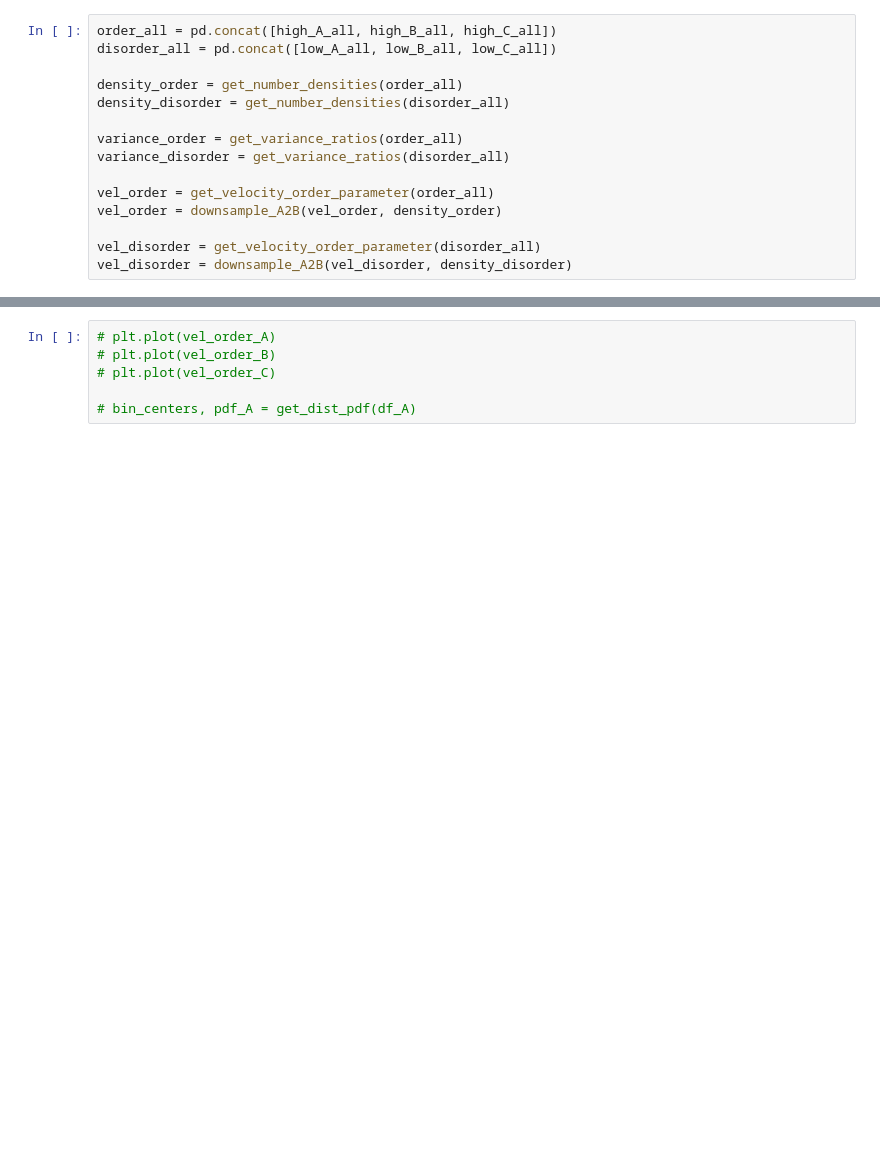
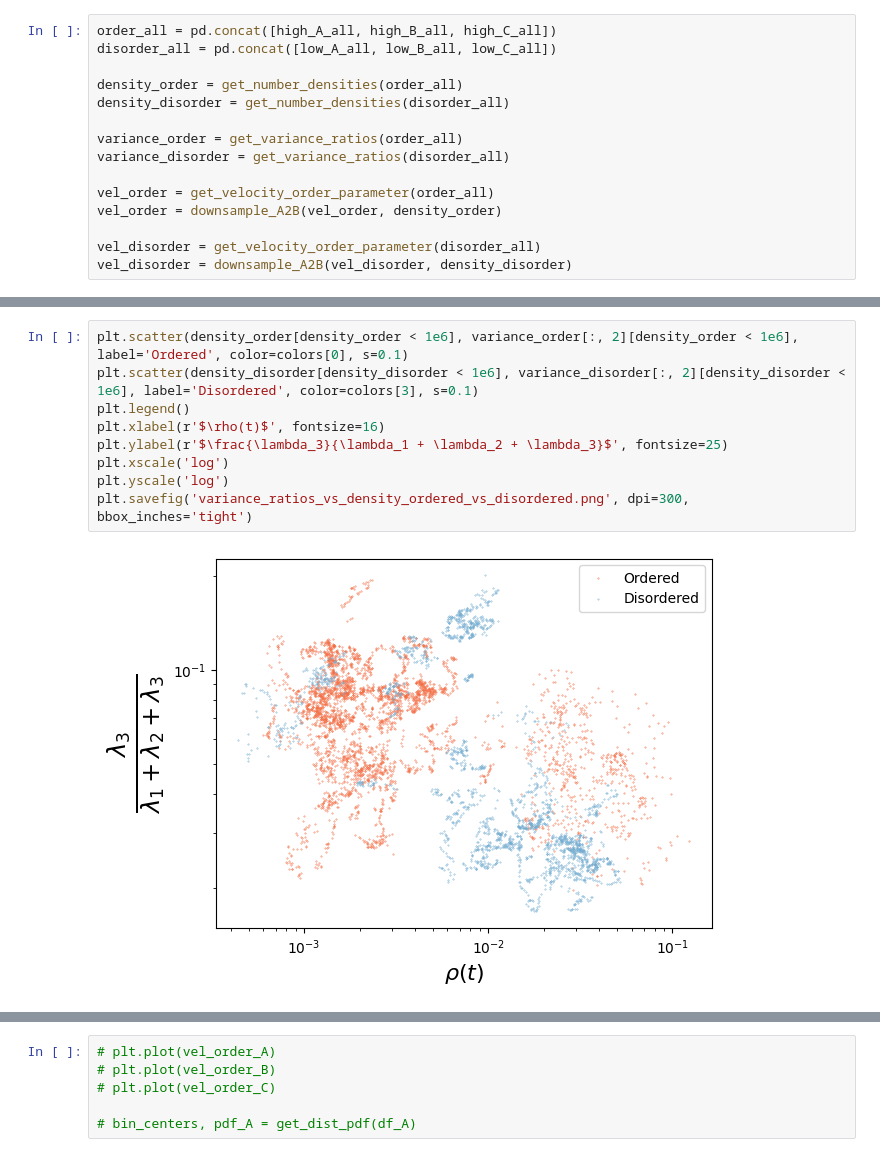
Before and after one commit to mmccraw98/flocking-emergence-iw, a Jupyter notebook: code/data/initial-data-analysis.ipynb, the cells around one changed output, grey strips where cells are left out. Saved outputs shown, nothing was run; the diff lists cells and outputs as text; blank space fills up the shorter version.

```diff
--- a/code/data/initial-data-analysis.ipynb
+++ b/code/data/initial-data-analysis.ipynb
@@ -461,0 +406,11 @@ plt.plot(get_velocity_order_parameter(df_A).values)
+# %%
+plt.scatter(density_order[density_order < 1e6], variance_order[:, 2][density_order < 1e6], label='Ordered', color=colors[0], s=0.1)
+plt.scatter(density_disorder[density_disorder < 1e6], variance_disorder[:, 2][density_disorder < 1e6], label='Disordered', color=colors[3], s=0.1)
+plt.legend()
+plt.xlabel(r'$\rho(t)$', fontsize=16)
+plt.ylabel(r'$\frac{\lambda_3}{\lambda_1 + \lambda_2 + \lambda_3}$', fontsize=25)
+plt.xscale('log')
+plt.yscale('log')
+plt.savefig('variance_ratios_vs_density_ordered_vs_disordered.png', dpi=300, bbox_inches='tight')
+# %% [output]
+[figure, added]
```
Also changed, not shown: parts of 9 cells of this notebook, 3 other files.
